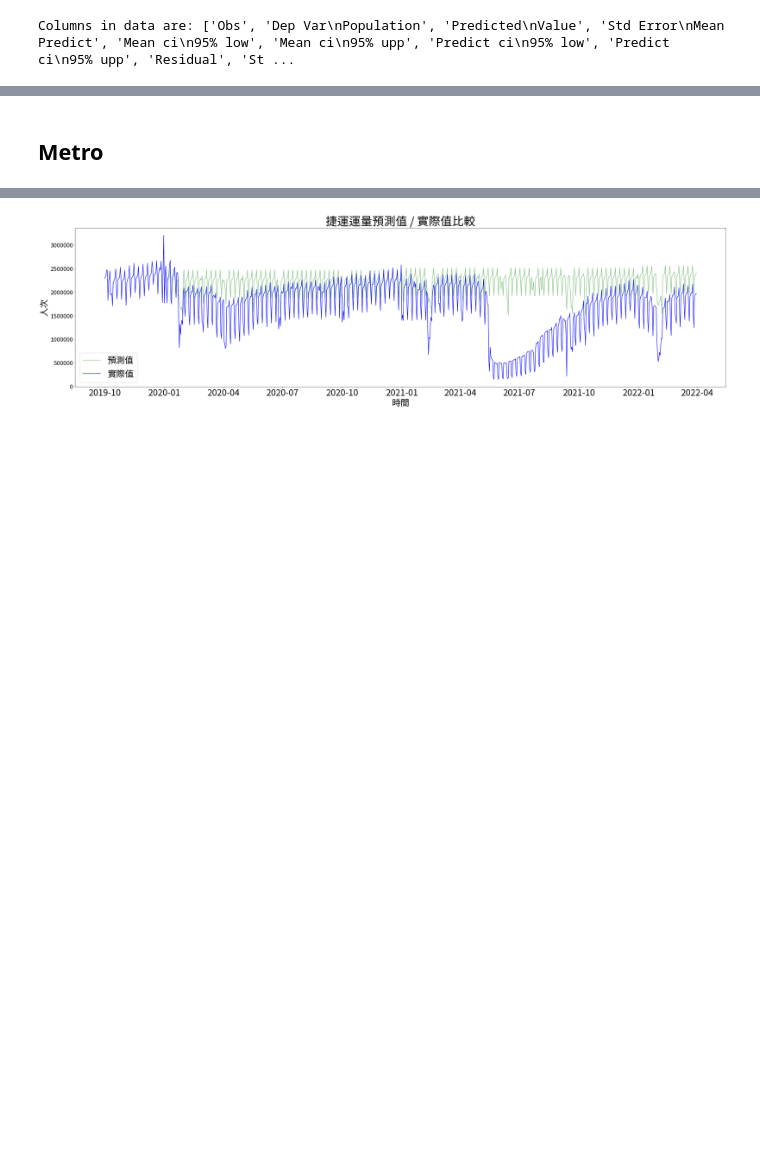
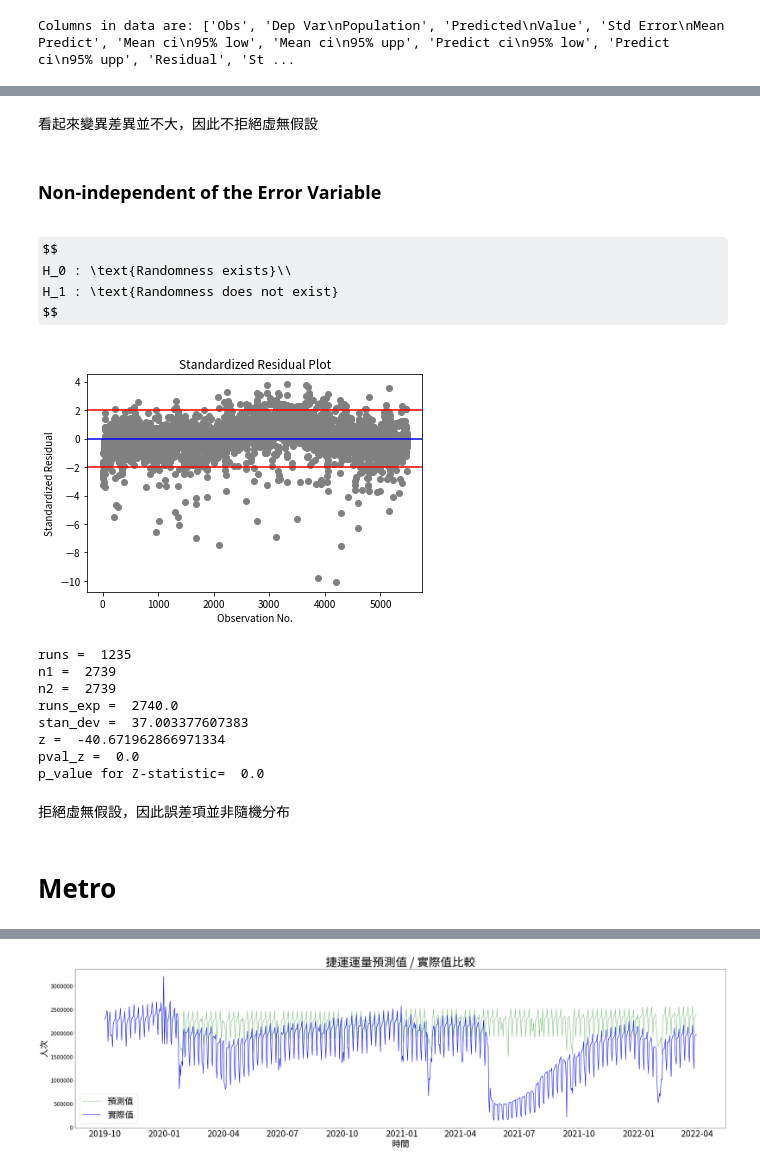
Before and after one commit to sam901122/Statistics_FinalProject, a Jupyter notebook: project_TRA/TRA_Regression.ipynb, the cells around one changed output, grey strips where cells are left out. Drawn from its saved outputs; the diff is of its cells as text; code cells hidden in the pictures; some formulas as TeX source; blank space fills up the shorter version.

```diff
--- a/project_TRA/TRA_Regression.ipynb
+++ b/project_TRA/TRA_Regression.ipynb
@@ -227,5 +225,40 @@ plt.savefig( "images/TRA_history_2016_withtyphoon.jpg")
+# %% [markdown]
+看起來變異差異並不大，因此不拒絕虛無假設
+# %% [markdown]
+### Non-independent of the Error Variable
+# %% [markdown]
+$$
+H_0 : \text{Randomness exists}\\
+H_1 : \text{Randomness does not exist}
+$$
+# %%
+Id1 = data[ :, 0 ]
+plt.plot( Id1, SD, 'o', color='gray' )
+plt.axhline( y=0, color='blue' )
+plt.axhline( y=2, color='red' )
+plt.axhline( y=-2, color='red' )
+plt.title( 'Standardized Residual Plot' )
+plt.xlabel( 'Observation No.' )
+plt.ylabel( 'Standardized Residual' )
+plt.show()
+
+SD_median = np.median( SD )
+Z_pval = ft.runsTest( SD, SD_median )
+print( 'p_value for Z-statistic= ', Z_pval )
+# %% [output]
+[figure, added]
+runs =  1235
+n1 =  2739
+n2 =  2739
+runs_exp =  2740.0
+stan_dev =  37.003377607383
+z =  -40.671962866971334
+pval_z =  0.0
+p_value for Z-statistic=  0.0
+# %% [markdown]
+拒絕虛無假設，因此誤差項並非隨機分布
 # %% [markdown]
-## Metro
+# Metro
 # %%
 df_all = pd.read_excel( 'ANOVA_df.xlsx' )
 df_5_metro = df_all['metro_cnt']
```
Also changed, not shown: parts of 49 cells of this notebook, 7 other files.
